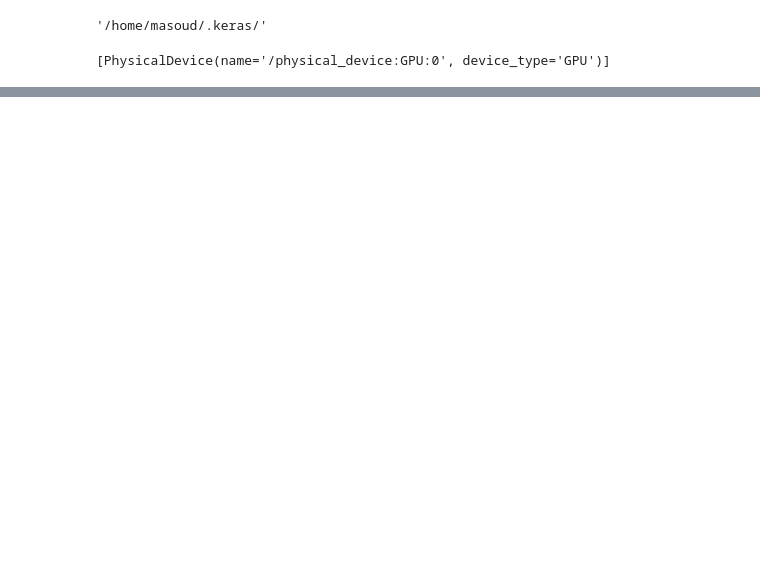
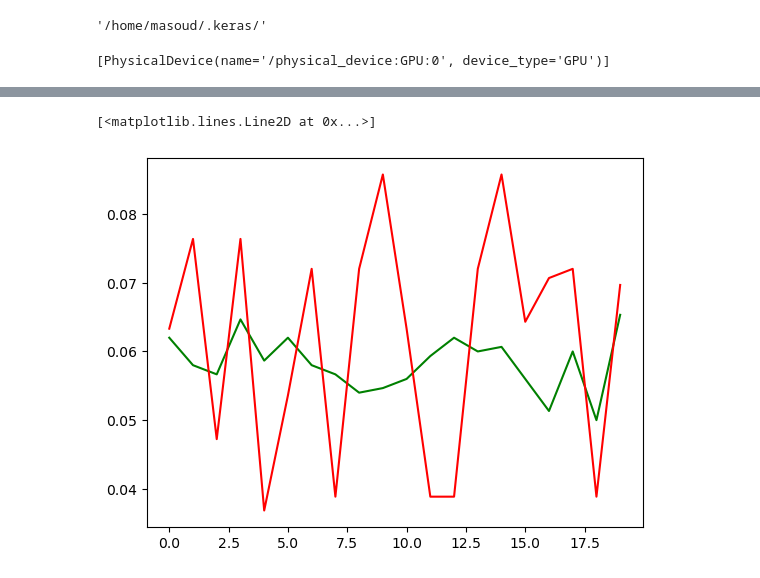
Before and after one commit to w74anheda/AI, a Jupyter notebook: app/Projects/FAM/15-Scene.ipynb, the cells around one changed output, grey strips where cells are left out. Saved outputs shown, nothing was run; the diff lists cells and outputs as text; code cells hidden in the pictures; blank space fills up the shorter version.

```diff
--- a/app/Projects/FAM/15-Scene.ipynb
+++ b/app/Projects/FAM/15-Scene.ipynb
@@ -117,0 +164,32 @@ history = model.fit(
+# %%
+model = Sequential([
+
+
+    Conv2D(128, 3, strides=1, activation='relu', padding='same'),
+    MaxPool2D(pool_size=16, strides=2),
+
+    Conv2D(64, 3, strides=1, activation='relu'),
+    MaxPool2D(pool_size=8, strides=2),
+
+
+    Conv2D(32, 3, strides=1, activation='relu'),
+    MaxPool2D(pool_size=4, strides=2),
+
+
+    Conv2D(32, 3, strides=1, activation='relu'),
+    MaxPool2D(pool_size=2, strides=2),
+
+
+    Conv2D(32, 3, strides=1, activation='relu'),
+    MaxPool2D(pool_size=2, strides=2),
+
+
+    Flatten(),
+    Dense(100, activation='relu'),
+    Dropout(0.5),
+    Dense(15, activation='softmax')
+])
+
+model.compile(optimizer=Adam(), loss='categorical_crossentropy', metrics=['accuracy'])
+# %%
+model.compile(optimizer=Adam(learning_rate=0.03), loss='categorical_crossentropy', metrics=['accuracy'])
@@ -117,0 +220,6 @@ history = model.fit(
+# %%
+PLT.plot(history.history['accuracy'],color='green')
+PLT.plot(history.history['val_accuracy'],color='red')
+# %% [output]
+[<matplotlib.lines.Line2D at 0x...>]
+[figure, added]
```
Also changed, not shown: parts of 26 cells of this notebook, 5 other files.
